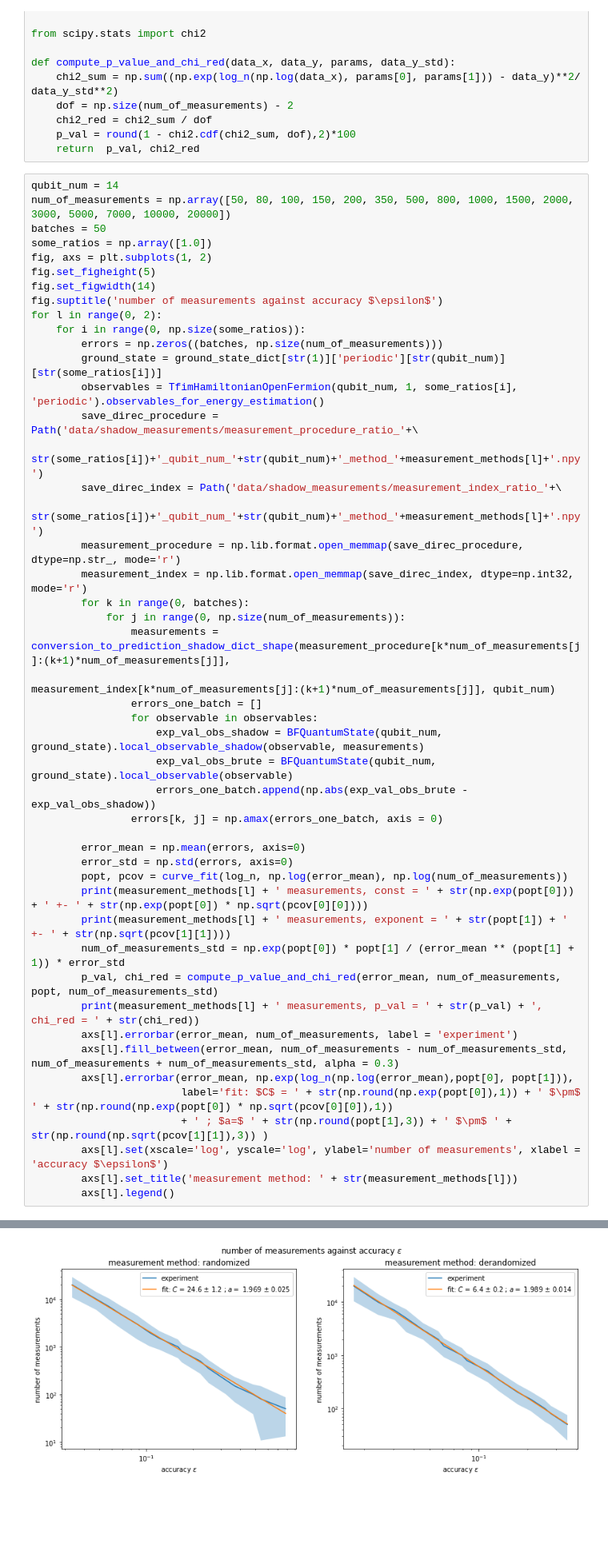
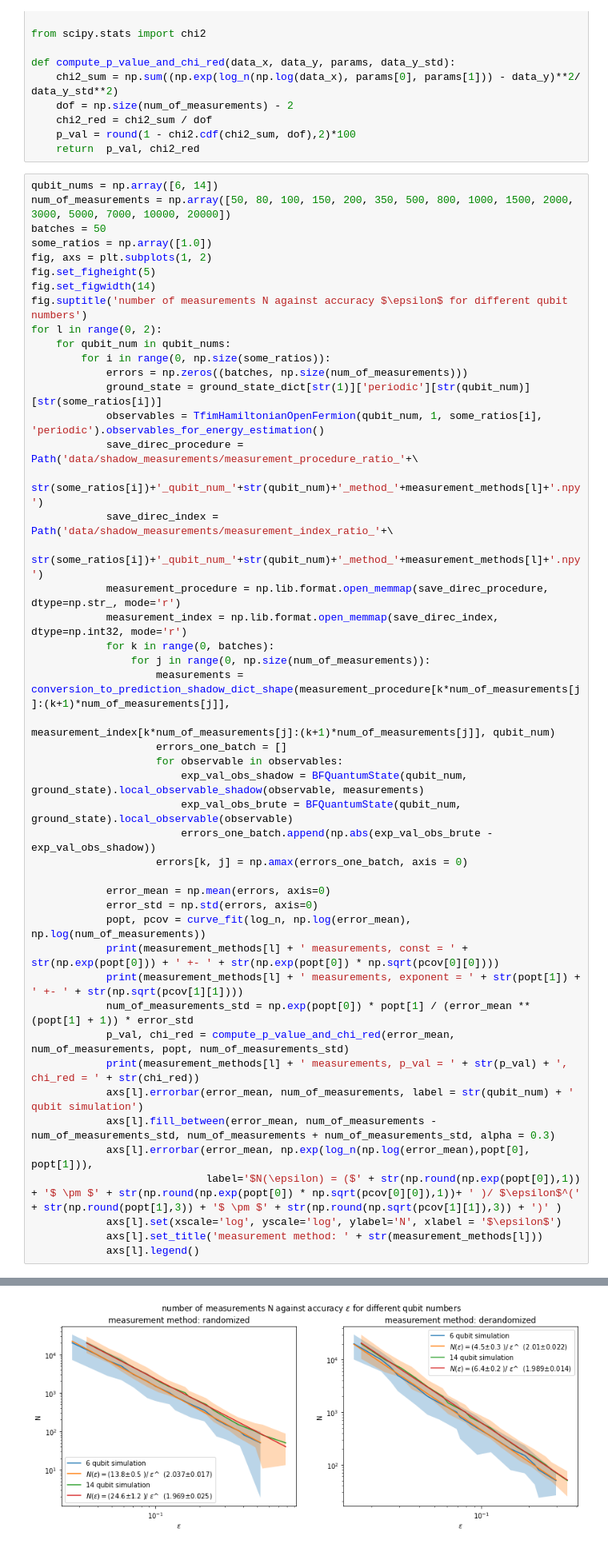
Before and after one commit to LennartBuerger/classical-shadows-for-1d-TFIM-energy-estimation, a Jupyter notebook: display_data/shadow_performance_analysis.ipynb, the cells around one changed output, grey strips where cells are left out. Shown at 80% size. Saved outputs shown, nothing was run; the diff lists cells and outputs as text; blank space fills up the shorter version.

```diff
--- a/display_data/shadow_performance_analysis.ipynb
+++ b/display_data/shadow_performance_analysis.ipynb
@@ -425,50 +425,50 @@ def compute_p_value_and_chi_red(data_x, data_y, params, data_y_std):
     p_val = round(1 - chi2.cdf(chi2_sum, dof),2)*100
     return  p_val, chi2_red
 # %%
-qubit_num = 14
+qubit_nums = np.array([6, 14])
 num_of_measurements = np.array([50, 80, 100, 150, 200, 350, 500, 800, 1000, 1500, 2000, 3000, 5000, 7000, 10000, 20000])
 batches = 50
 some_ratios = np.array([1.0])
 fig, axs = plt.subplots(1, 2)
 fig.set_figheight(5)
 fig.set_figwidth(14)
-fig.suptitle('number of measurements against accuracy $\epsilon$')
+fig.suptitle('number of measurements N against accuracy $\epsilon$ for different qubit numbers')
 for l in range(0, 2):
-    for i in range(0, np.size(some_ratios)):
-        errors = np.zeros((batches, np.size(num_of_measurements)))
-        ground_state = ground_state_dict[str(1)]['periodic'][str(qubit_num)][str(some_ratios[i])]
-        observables = TfimHamiltonianOpenFermion(qubit_num, 1, some_ratios[i], 'periodic').observables_for_energy_estimation()
-        save_direc_procedure = Path('data/shadow_measurements/measurement_procedure_ratio_'+\
-                              str(some_ratios[i])+'_qubit_num_'+str(qubit_num)+'_method_'+measurement_methods[l]+'.npy')
-        save_direc_index = Path('data/shadow_measurements/measurement_index_ratio_'+\
-                              str(some_ratios[i])+'_qubit_num_'+str(qubit_num)+'_method_'+measurement_methods[l]+'.npy')
-        measurement_procedure = np.lib.format.open_memmap(save_direc_procedure, dtype=np.str_, mode='r')
-        measurement_index = np.lib.format.open_memmap(save_direc_index, dtype=np.int32, mode='r')
-        for k in range(0, batches):
-            for j in range(0, np.size(num_of_measurements)):
-                measurements = conversion_to_prediction_shadow_dict_shape(measurement_procedure[k*num_of_measurements[j]:(k+1)*num_of_measurements[j]],
-                                                                          measurement_index[k*num_of_measurements[j]:(k+1)*num_of_measurements[j]], qubit_num)
-                errors_one_batch = []
-                for observable in observables:
-                    exp_val_obs_shadow = BFQuantumState(qubit_num, ground_state).local_observable_shadow(observable, measurements)
-                    exp_val_obs_brute = BFQuantumState(qubit_num, ground_state).local_observable(observable)
-                    errors_one_batch.append(np.abs(exp_val_obs_brute - exp_val_obs_shadow))
-                errors[k, j] = np.amax(errors_one_batch, axis = 0)
+    for qubit_num in qubit_nums:
+        for i in range(0, np.size(some_ratios)):
+            errors = np.zeros((batches, np.size(num_of_measurements)))
+            ground_state = ground_state_dict[str(1)]['periodic'][str(qubit_num)][str(some_ratios[i])]
+            observables = TfimHamiltonianOpenFermion(qubit_num, 1, some_ratios[i], 'periodic').observables_for_energy_estimation()
+            save_direc_procedure = Path('data/shadow_measurements/measurement_procedure_ratio_'+\
+                                  str(some_ratios[i])+'_qubit_num_'+str(qubit_num)+'_method_'+measurement_methods[l]+'.npy')
+            save_direc_index = Path('data/shadow_measurements/measurement_index_ratio_'+\
+                                  str(some_ratios[i])+'_qubit_num_'+str(qubit_num)+'_method_'+measurement_methods[l]+'.npy')
+            measurement_procedure = np.lib.format.open_memmap(save_direc_procedure, dtype=np.str_, mode='r')
+            measurement_index = np.lib.format.open_memmap(save_direc_index, dtype=np.int32, mode='r')
+            for k in range(0, batches):
+                for j in range(0, np.size(num_of_measurements)):
+                    measurements = conversion_to_prediction_shadow_dict_shape(measurement_procedure[k*num_of_measurements[j]:(k+1)*num_of_measurements[j]],
+                                                                              measurement_index[k*num_of_measurements[j]:(k+1)*num_of_measurements[j]], qubit_num)
+                    errors_one_batch = []
+                    for observable in observables:
+                        exp_val_obs_shadow = BFQuantumState(qubit_num, ground_state).local_observable_shadow(observable, measurements)
+                        exp_val_obs_brute = BFQuantumState(qubit_num, ground_state).local_observable(observable)
+                        errors_one_batch.append(np.abs(exp_val_obs_brute - exp_val_obs_shadow))
+                    errors[k, j] = np.amax(errors_one_batch, axis = 0)
 
-        error_mean = np.mean(errors, axis=0)
-        error_std = np.std(errors, axis=0)
-        popt, pcov = curve_fit(log_n, np.log(error_mean), np.log(num_of_measurements))
-        print(measurement_methods[l] + ' measurements, const = ' + str(np.exp(popt[0])) + ' +- ' + str(np.exp(popt[0]) * np.sqrt(pcov[0][0])))
-        print(measurement_methods[l] + ' measurements, exponent = ' + str(popt[1]) + ' +- ' + str(np.sqrt(pcov[1][1])))
-        num_of_measurements_std = np.exp(popt[0]) * popt[1] / (error_mean ** (popt[1] + 1)) * error_std
-        p_val, chi_red = compute_p_value_and_chi_red(error_mean, num_of_measurements, popt, num_of_measurements_std)
-        print(measurement_methods[l] + ' measurements, p_val = ' + str(p_val) + ', chi_red = ' + str(chi_red))
-        axs[l].errorbar(error_mean, num_of_measurements, label = 'experiment')
-        axs[l].fill_between(error_mean, num_of_measurements - num_of_measurements_std, num_of_measurements + num_of_measurements_std, alpha = 0.3)
-        axs[l].errorbar(error_mean, np.exp(log_n(np.log(error_mean),popt[0], popt[1])),
-                        label='fit: $C$ = ' + str(np.round(np.exp(popt[0]),1)) + ' $\pm$ ' + str(np.round(np.exp(popt[0]) * np.sqrt(pcov[0][0]),1))
-                        + ' ; $a=$ ' + str(np.round(popt[1],3)) + ' $\pm$ ' + str(np.round(np.sqrt(pcov[1][1]),3)) )
-        axs[l].set(xscale='log', yscale='log', ylabel='number of measurements', xlabel = 'accuracy $\epsilon$')
-        axs[l].set_title('measurement method: ' + str(measurement_methods[l]))
-        axs[l].legend()
+            error_mean = np.mean(errors, axis=0)
+            error_std = np.std(errors, axis=0)
+            popt, pcov = curve_fit(log_n, np.log(error_mean), np.log(num_of_measurements))
+            print(measurement_methods[l] + ' measurements, const = ' + str(np.exp(popt[0])) + ' +- ' + str(np.exp(popt[0]) * np.sqrt(pcov[0][0])))
+            print(measurement_methods[l] + ' measurements, exponent = ' + str(popt[1]) + ' +- ' + str(np.sqrt(pcov[1][1])))
+            num_of_measurements_std = np.exp(popt[0]) * popt[1] / (error_mean ** (popt[1] + 1)) * error_std
+            p_val, chi_red = compute_p_value_and_chi_red(error_mean, num_of_measurements, popt, num_of_measurements_std)
+            print(measurement_methods[l] + ' measurements, p_val = ' + str(p_val) + ', chi_red = ' + str(chi_red))
+            axs[l].errorbar(error_mean, num_of_measurements, label = str(qubit_num) + ' qubit simulation')
+            axs[l].fill_between(error_mean, num_of_measurements - num_of_measurements_std, num_of_measurements + num_of_measurements_std, alpha = 0.3)
+            axs[l].errorbar(error_mean, np.exp(log_n(np.log(error_mean),popt[0], popt[1])),
+                            label='$N(\epsilon) = ($' + str(np.round(np.exp(popt[0]),1)) + '$ \pm $' + str(np.round(np.exp(popt[0]) * np.sqrt(pcov[0][0]),1))+ ' )/ $\epsilon$^(' + str(np.round(popt[1],3)) + '$ \pm $' + str(np.round(np.sqrt(pcov[1][1]),3)) + ')' )
+            axs[l].set(xscale='log', yscale='log', ylabel='N', xlabel = '$\epsilon$')
+            axs[l].set_title('measurement method: ' + str(measurement_methods[l]))
+            axs[l].legend()
 # %% [output]
@@ -480,5 +486,5 @@ derandomized measurements, exponent = 1.9886688897906972 +- 0.013739989651850608
 derandomized measurements, p_val = 100.0, chi_red = 0.016480490667611158
-[figure, old version]
+[figure, new version]
 # %% [markdown]
 This shows that both the randomized and derandomized approach have approximately
 the same $\epsilon$. The
```
Also changed, not shown: parts of 4 cells of this notebook, 3 other files.
